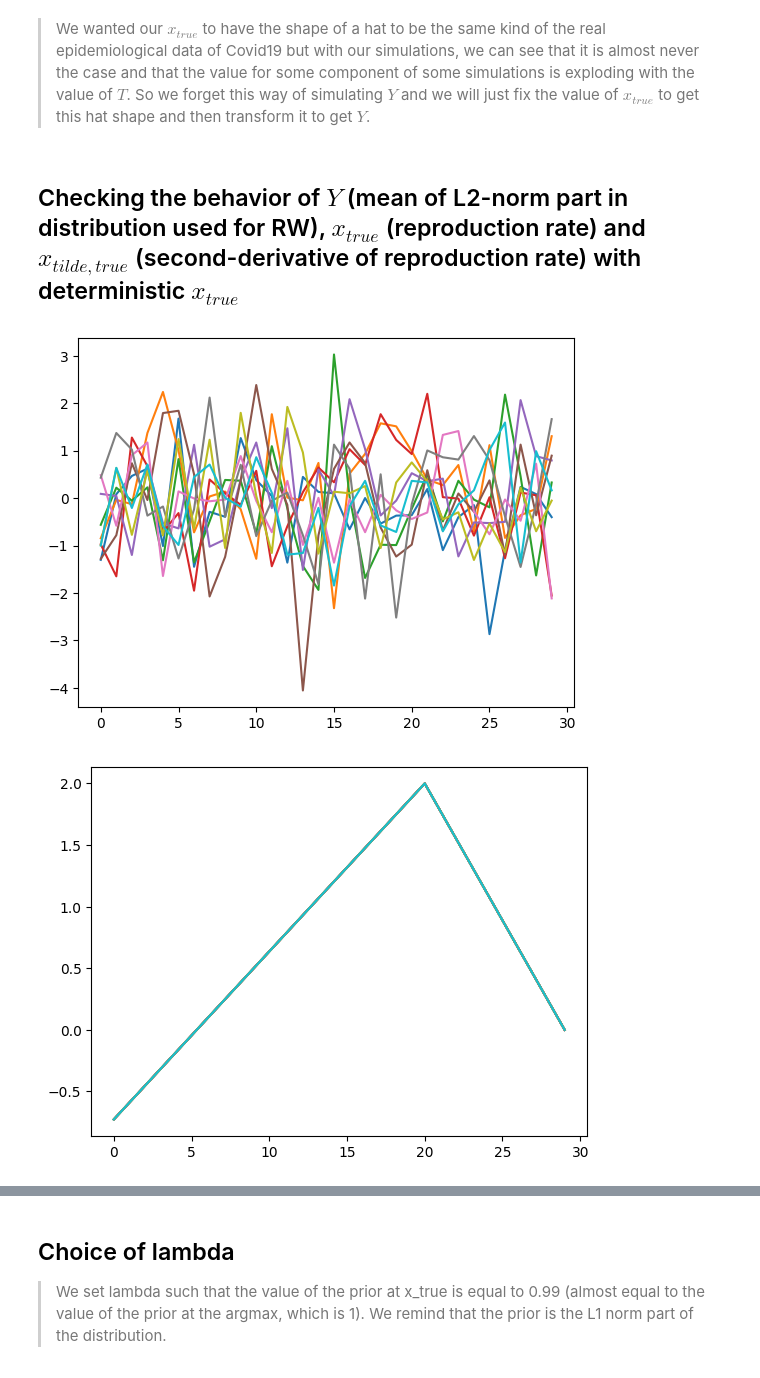
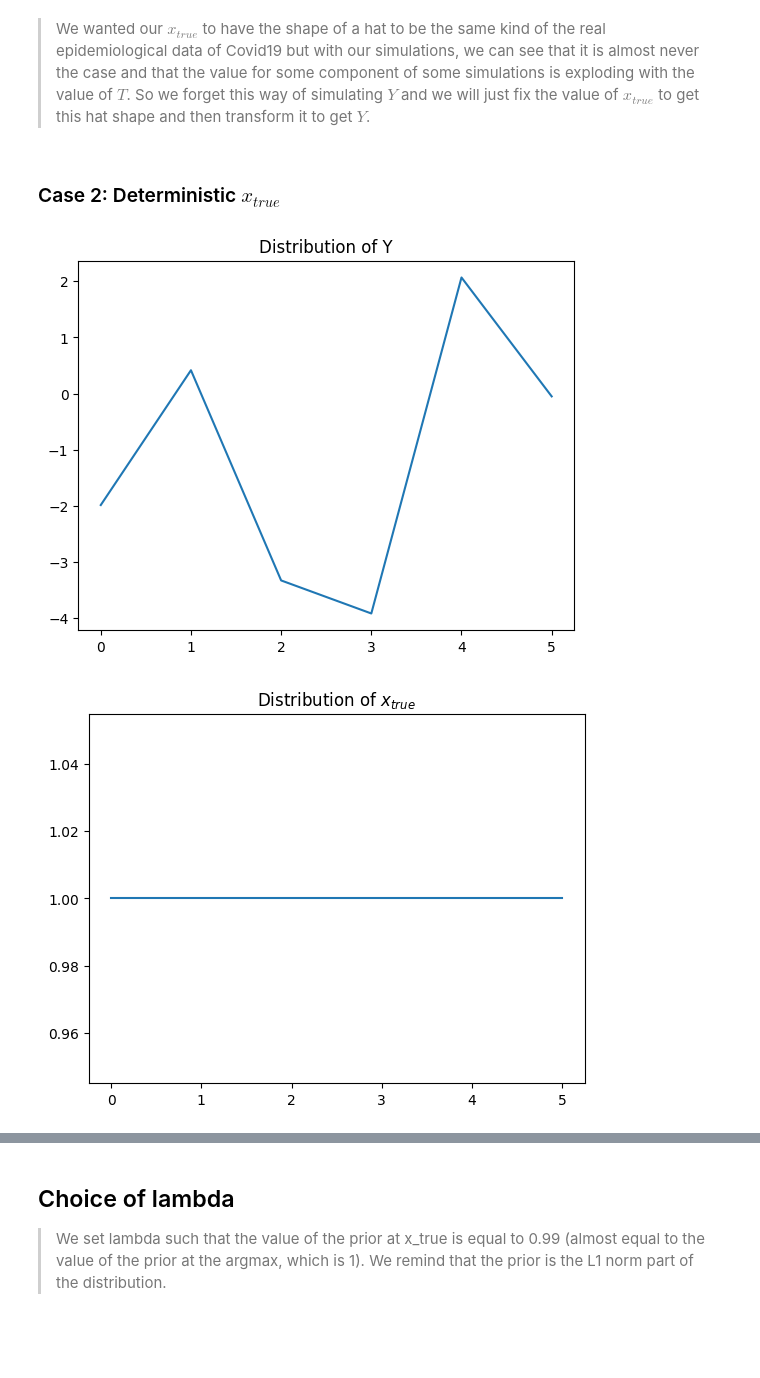
Before and after one commit to vetlerl/mcmc-epidemic, a Jupyter notebook: toy_example_graphics.ipynb, the cells around one changed output, grey strips where cells are left out. Drawn from its saved outputs; the diff is of its cells as text; code cells hidden in the pictures; blank space fills up the shorter version.

Commit message:
added prox source test

```diff
--- a/toy_example_graphics.ipynb
+++ b/toy_example_graphics.ipynb
@@ -41,11 +53,13 @@ x_tilde_true = np.zeros((taille_echant, T))
 for i in range(taille_echant):
     Y[i,:], x_true[i,:], x_tilde_true[i,:] = Computation_Y_simu_debug(T, Lambda,a,b)
     fig = plt.figure(1)
+    plt.title("Distribution of Y")
     plt.plot(Y[i,:])
     fig = plt.figure(2)
+    plt.title(r"Distribution of $x_{true}$")
     plt.plot(x_true[i,:])
     fig = plt.figure(3)
     plt.plot(x_tilde_true[i,:])
-
+    plt.title(r"Distribution of $\tilde{x}_{true}$")
 plt.show()
 # %% [output]
@@ -55,22 +69,26 @@ plt.show()
 # %% [markdown]
 > We wanted our $x_{true}$ to have the shape of a hat to be the same kind of the real epidemiological data of Covid19 but with our simulations, we can see that it is almost never the case and that the value for some component of some simulations is exploding with the value  of $T$. So we forget this way of simulating $Y$ and we will just fix the value of  $x_{true}$ to get this hat shape and then transform it to get $Y$.
 # %% [markdown]
-## Checking the behavior of $Y$ (mean of L2-norm part in distribution used for RW), $x_{true}$ (reproduction rate) and $x_{tilde,true}$ (second-derivative of reproduction rate) with deterministic $x_{true}$
+### Case 2: Deterministic $x_{true}$
 # %%
 taille_echant = 1
 Y = np.zeros((taille_echant, T))
 x_true = np.zeros((taille_echant, T))
 x_tilde_true = np.zeros((taille_echant, T))
 for i in range(taille_echant):
-    Y[i,:], x_true[i,:], x_tilde_true[i,:],_ = Computation_Y_circ_det_debug(T, 0.99)
+    Y[i,:] = Computation_Y_circ_test(T, a, b)
+    x_true[i,:], x_tilde_true[i,:] = ComputeArgmax(T, Lambda, Y[i,:], a, b)
     fig = plt.figure(1)
+    plt.title("Distribution of Y")
     plt.plot(Y[i,:])
     fig = plt.figure(2)
+    plt.title(r"Distribution of $x_{true}$")
     plt.plot(x_true[i,:])
     fig = plt.figure(3)
+    plt.title(r"Distribution of $\tilde{x}_{true}$")
     plt.plot(x_tilde_true[i,:])
 
 plt.show()
 # %% [output]
-[figure, old version]
+[figure, new version]
-[figure, old version]
+[figure, new version]
```
Also changed, not shown: parts of 11 cells of this notebook, 1 other file.
